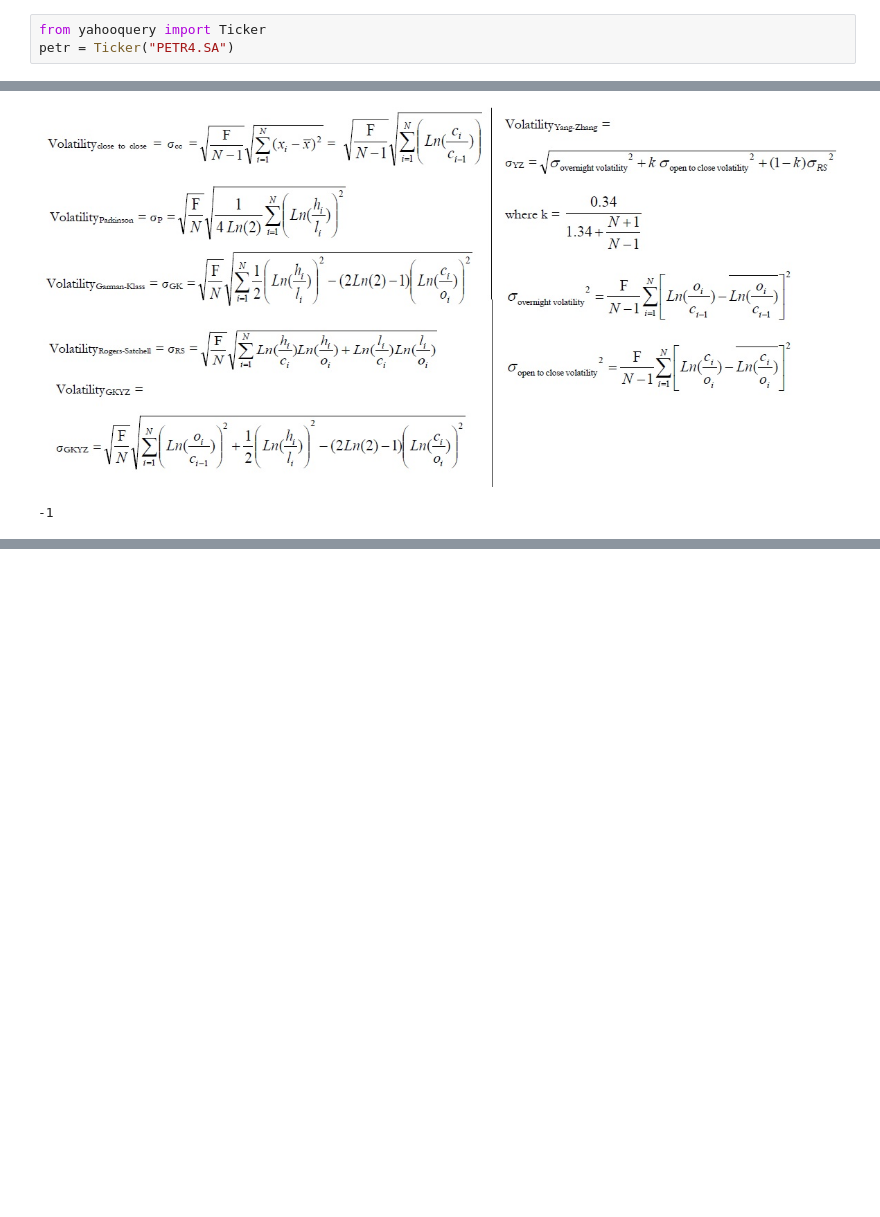
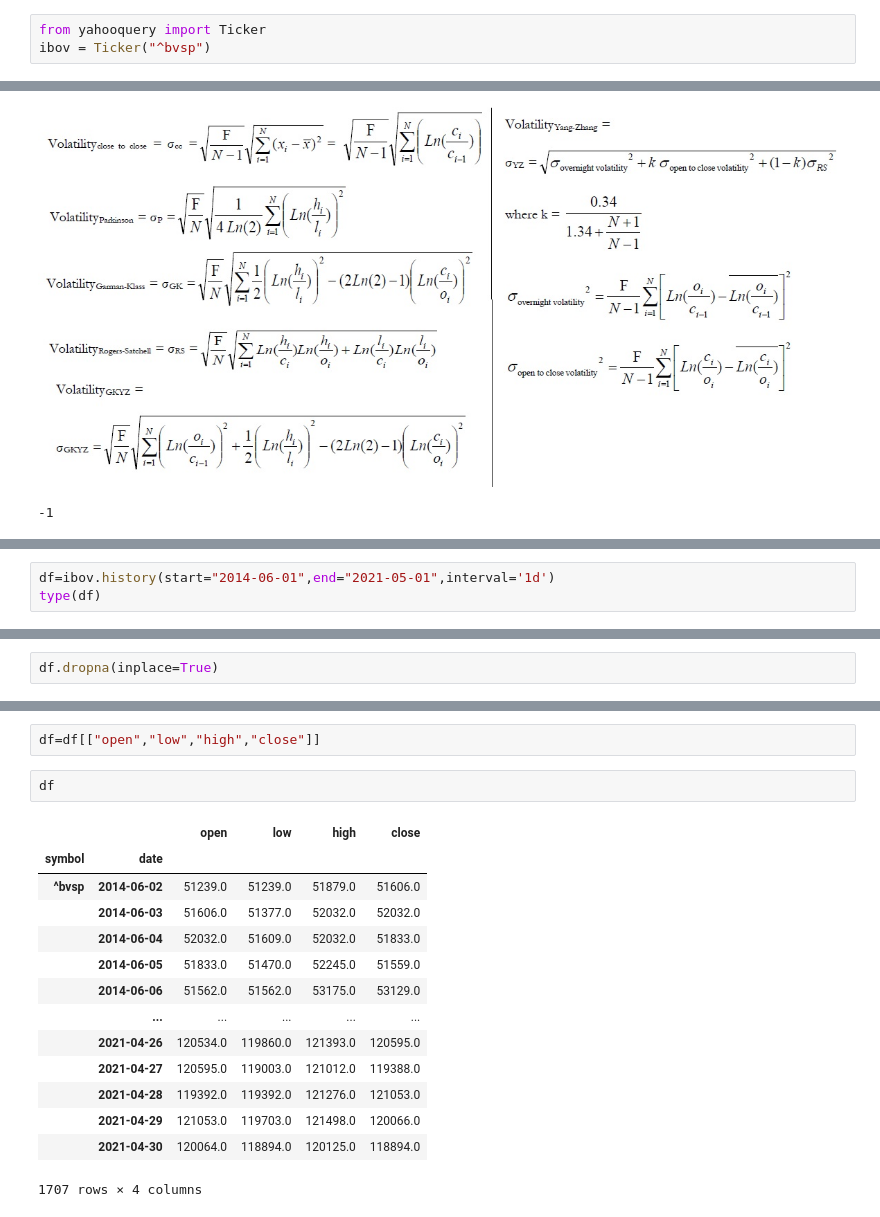
Before and after one commit to BernardoRMendes/Projeto, a Jupyter notebook: Estimadores_Volatilidade.ipynb, the cells around one changed output, grey strips where cells are left out. Drawn from its saved outputs; the diff is of its cells as text; blank space fills up the shorter version.

```diff
--- a/Estimadores_Volatilidade.ipynb
+++ b/Estimadores_Volatilidade.ipynb
@@ -27,6 +24,6 @@ Nesse projeto iremos estudar estimadores de volatilidade histórica, verificando
 # %%
 from yahooquery import Ticker
-petr = Ticker("PETR4.SA")
+ibov = Ticker("^bvsp")
 # %%
 from google.colab import files
 uploaded = files.upload()
@@ -247,0 +59,3 @@ Pelo gráfico, chama a atenção as regiões em que o indicador Variance_Ratio e
+# %%
+df=ibov.history(start="2014-06-01",end="2021-05-01",interval='1d')
+type(df)
@@ -247,0 +78,2 @@ Pelo gráfico, chama a atenção as regiões em que o indicador Variance_Ratio e
+# %%
+df.dropna(inplace=True)
@@ -247,0 +90,19 @@ Pelo gráfico, chama a atenção as regiões em que o indicador Variance_Ratio e
+# %%
+df=df[["open","low","high","close"]]
+# %%
+df
+# %% [output]
+|  |  | open | low | high | close |
+| symbol | date |  |  |  |  |
+| ^bvsp | 2014-06-02 | 51239.0 | 51239.0 | 51879.0 | 51606.0 |
+|  | 2014-06-03 | 51606.0 | 51377.0 | 52032.0 | 52032.0 |
+|  | 2014-06-04 | 52032.0 | 51609.0 | 52032.0 | 51833.0 |
+|  | 2014-06-05 | 51833.0 | 51470.0 | 52245.0 | 51559.0 |
+|  | 2014-06-06 | 51562.0 | 51562.0 | 53175.0 | 53129.0 |
+|  | ... | ... | ... | ... | ... |
+|  | 2021-04-26 | 120534.0 | 119860.0 | 121393.0 | 120595.0 |
+|  | 2021-04-27 | 120595.0 | 119003.0 | 121012.0 | 119388.0 |
+|  | 2021-04-28 | 119392.0 | 119392.0 | 121276.0 | 121053.0 |
+|  | 2021-04-29 | 121053.0 | 119703.0 | 121498.0 | 120066.0 |
+|  | 2021-04-30 | 120064.0 | 118894.0 | 120125.0 | 118894.0 |
+1707 rows × 4 columns
```
Also changed, not shown: parts of 61 cells of this notebook.
